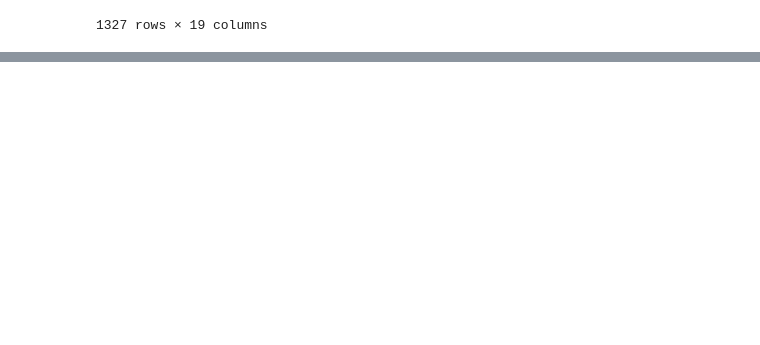
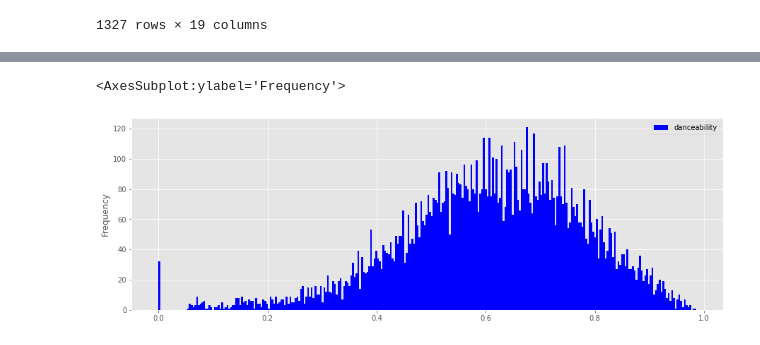
Before and after one commit to ATLas278/SpotifyDanceabillity, a Jupyter notebook: spotify_1.ipynb, the cells around one changed output, grey strips where cells are left out. Drawn from its saved outputs; the diff is of its cells as text; code cells hidden in the pictures; blank space fills up the shorter version.

```diff
--- a/spotify_1.ipynb
+++ b/spotify_1.ipynb
@@ -48,0 +49,3 @@ plt.show()
+# %%
+millenial_df_2 = df[(df['year'] >= 2010) & (df['year'] < 2021)]
+millenial_df_2
@@ -48,0 +66,3 @@ plt.show()
+# %%
+popularity_asc = millenial_df_2[(millenial_df_2['popularity'] >= 30) & (millenial_df_2['popularity'] < 100)].sort_values(by="popularity")
+popularity_asc.head()
@@ -48,0 +76,10 @@ plt.show()
+# %%
+pop_ax = popularity_asc.plot(kind='hist',
+                             x='popularity',
+                             y='danceability',
+                             color='blue',figsize=(15,5),
+                             bins=300)
+pop_ax
+# %% [output]
+<AxesSubplot:ylabel='Frequency'>
+[figure, added]
```
Also changed, not shown: parts of 13 cells of this notebook.
